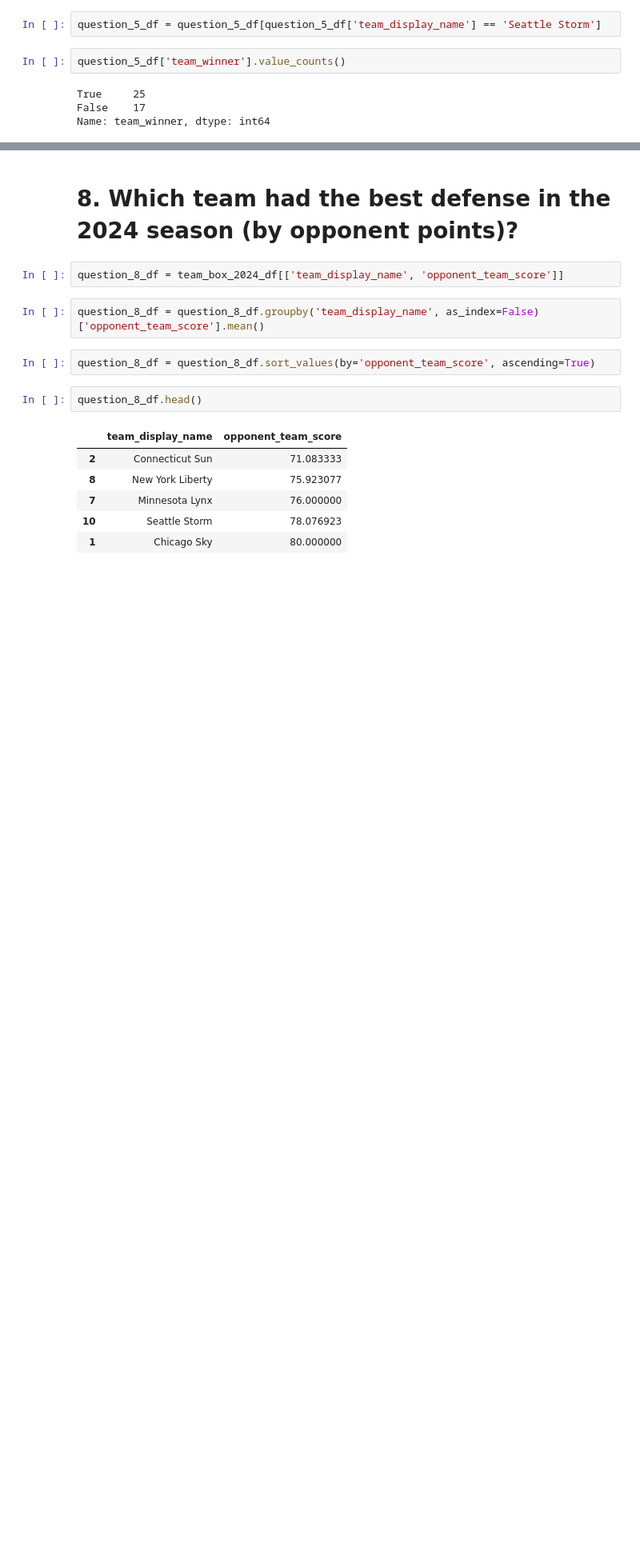
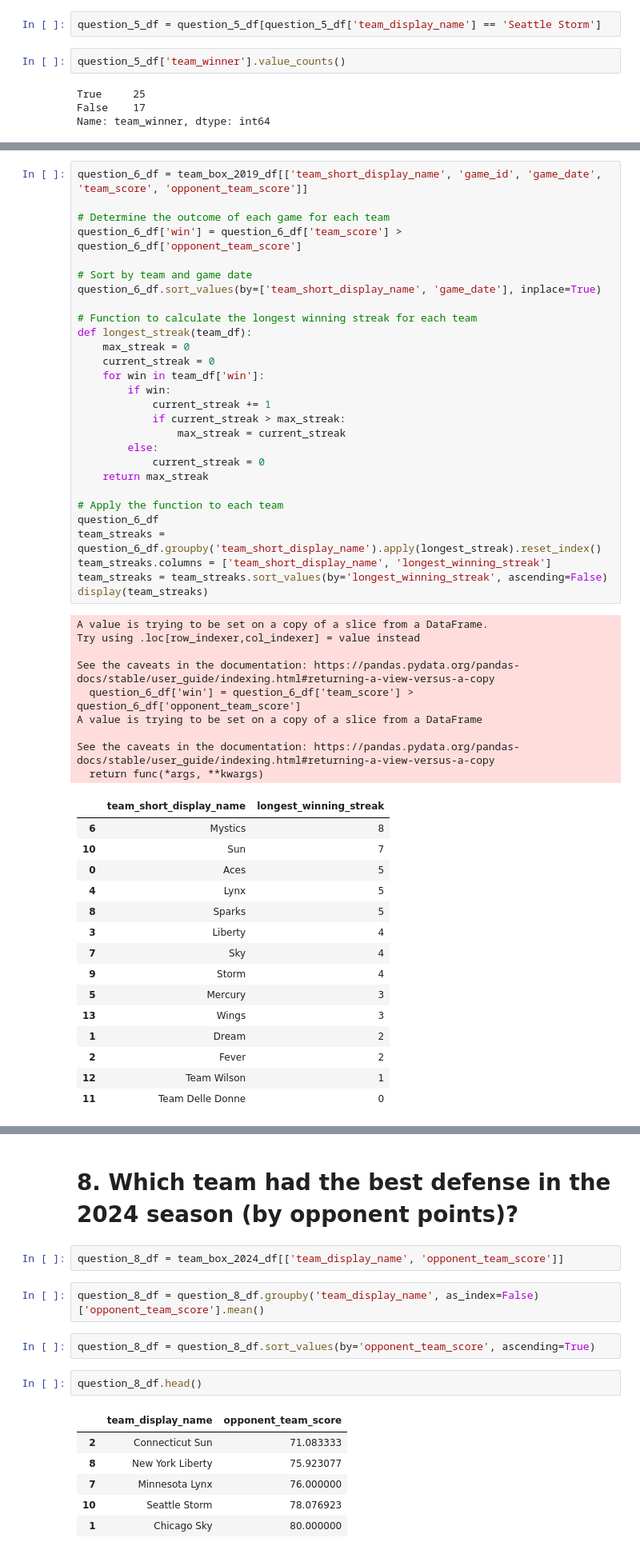
Before and after one commit to MIDS2024-Capstone-HoopIQ/project, a Jupyter notebook: test_questions_answers.ipynb, the cells around one changed output, grey strips where cells are left out. Shown at 80% size. Cells and saved outputs as stored; diff of their text form; blank space fills up the shorter version.

Commit message:
Jupyter Notebook Update: Answers for 28 questions

```diff
--- a/test_questions_answers.ipynb
+++ b/test_questions_answers.ipynb
@@ -132,0 +143,53 @@ Name: team_winner, dtype: int64
+# %%
+question_6_df = team_box_2019_df[['team_short_display_name', 'game_id', 'game_date', 'team_score', 'opponent_team_score']]
+
+# Determine the outcome of each game for each team
+question_6_df['win'] = question_6_df['team_score'] > question_6_df['opponent_team_score']
+
+# Sort by team and game date
+question_6_df.sort_values(by=['team_short_display_name', 'game_date'], inplace=True)
+
+# Function to calculate the longest winning streak for each team
+def longest_streak(team_df):
+    max_streak = 0
+    current_streak = 0
+    for win in team_df['win']:
+        if win:
+            current_streak += 1
+            if current_streak > max_streak:
+                max_streak = current_streak
+        else:
+            current_streak = 0
+    return max_streak
+
+# Apply the function to each team
+question_6_df
+team_streaks = question_6_df.groupby('team_short_display_name').apply(longest_streak).reset_index()
+team_streaks.columns = ['team_short_display_name', 'longest_winning_streak']
+team_streaks = team_streaks.sort_values(by='longest_winning_streak', ascending=False)
+display(team_streaks)
+# %% [output]
+A value is trying to be set on a copy of a slice from a DataFrame.
+Try using .loc[row_indexer,col_indexer] = value instead
+
+See the caveats in the documentation: https://pandas.pydata.org/pandas-docs/stable/user_guide/indexing.html#returning-a-view-versus-a-copy
+  question_6_df['win'] = question_6_df['team_score'] > question_6_df['opponent_team_score']
+A value is trying to be set on a copy of a slice from a DataFrame
+
+See the caveats in the documentation: https://pandas.pydata.org/pandas-docs/stable/user_guide/indexing.html#returning-a-view-versus-a-copy
+  return func(*args, **kwargs)
+|  | team_short_display_name | longest_winning_streak |
+| 6 | Mystics | 8 |
+| 10 | Sun | 7 |
+| 0 | Aces | 5 |
+| 4 | Lynx | 5 |
+| 8 | Sparks | 5 |
+| 3 | Liberty | 4 |
+| 7 | Sky | 4 |
+| 9 | Storm | 4 |
+| 5 | Mercury | 3 |
+| 13 | Wings | 3 |
+| 1 | Dream | 2 |
+| 2 | Fever | 2 |
+| 12 | Team Wilson | 1 |
+| 11 | Team Delle Donne | 0 |
```
Also changed, not shown: parts of 43 cells of this notebook.
